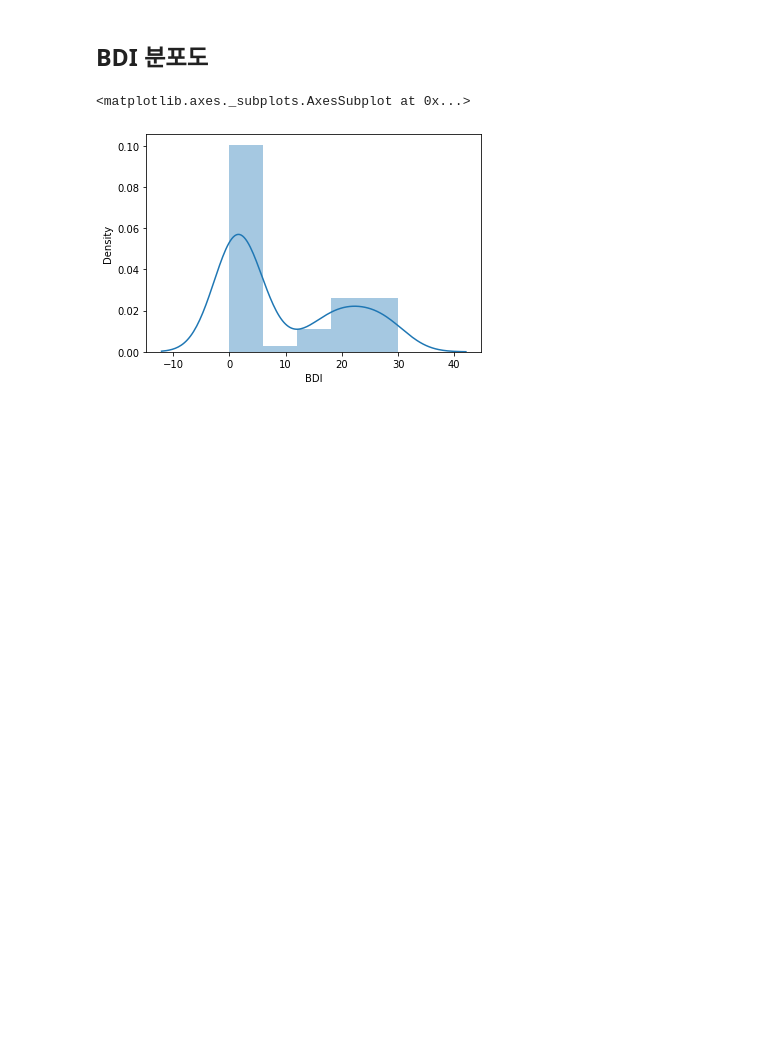
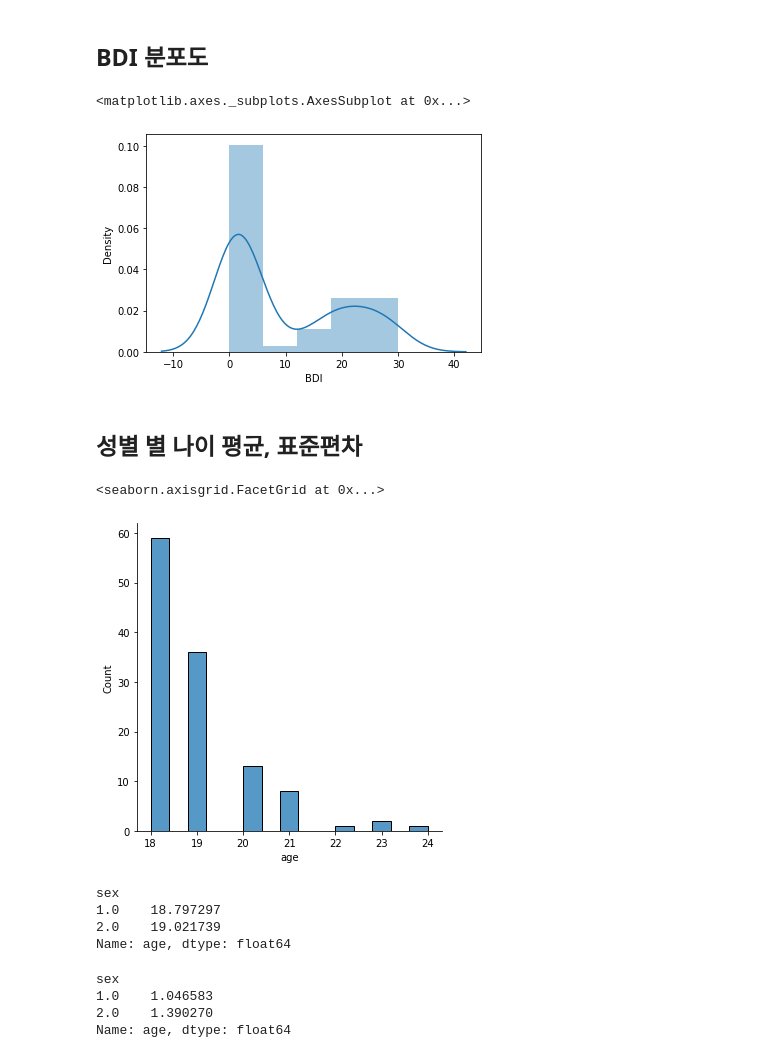
Before and after one commit to dlsanf2000/ICTC_2021, a Jupyter notebook: ICTC_participants.ipynb, the cells around one changed output. Cells and saved outputs as stored; diff of their text form; code cells hidden in the pictures; blank space fills up the shorter version.

```diff
--- a/ICTC_participants.ipynb
+++ b/ICTC_participants.ipynb
@@ -74,3 +76,26 @@ sns.distplot(part['BDI'])
 # %% [output]
 <matplotlib.axes._subplots.AxesSubplot at 0x...>
 [figure]
+# %% [markdown]
+## 성별 별 나이 평균, 표준편차
+# %%
+sns.displot(part['age'])
+# %% [output]
+<seaborn.axisgrid.FacetGrid at 0x...>
+[figure, added]
+# %%
+#평균
+part['age'].groupby(part['sex']).mean()
+# %% [output]
+sex
+1.0    18.797297
+2.0    19.021739
+Name: age, dtype: float64
+# %%
+# 표준편차
+part['age'].groupby(part['sex']).std()
+# %% [output]
+sex
+1.0    1.046583
+2.0    1.390270
+Name: age, dtype: float64
```
Also changed, not shown: parts of 1 cell of this notebook.
